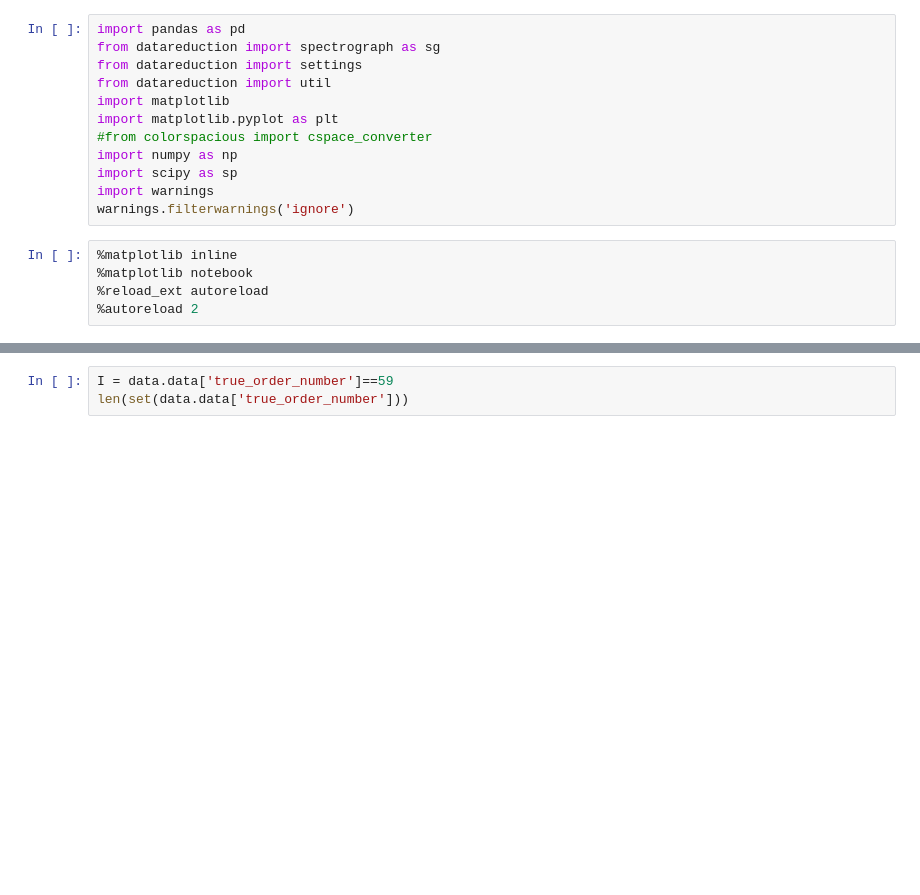
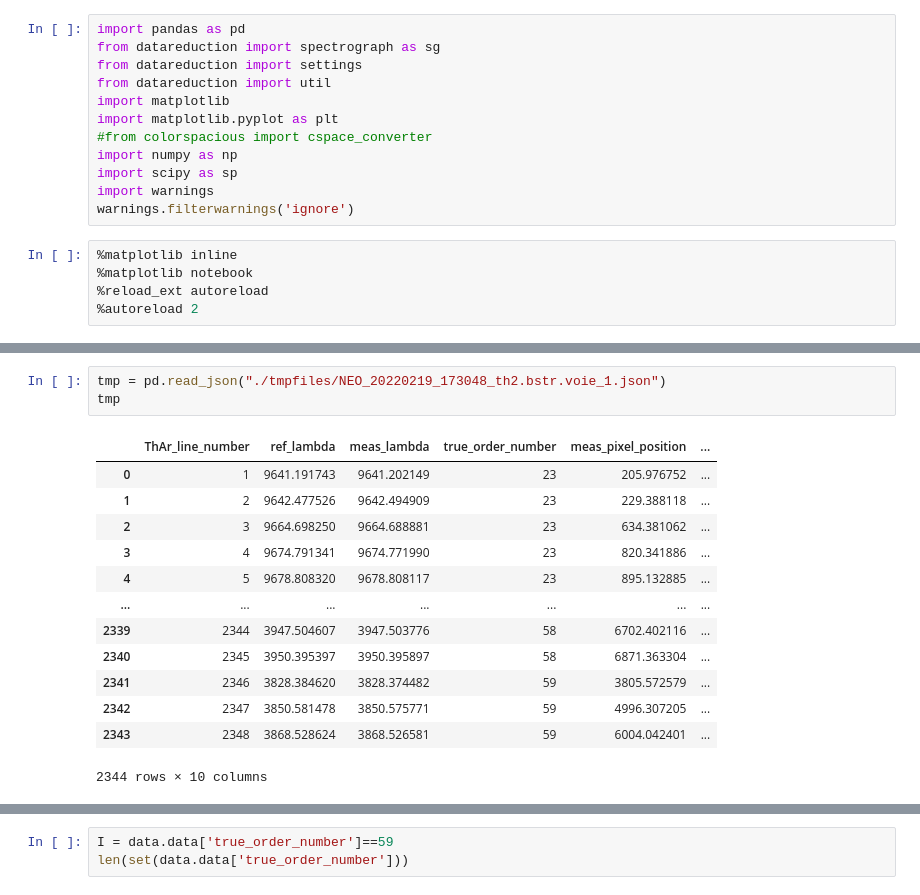
Before and after one commit to mhols/vega2021, a Jupyter notebook: thar/fitwave.ipynb, the cells around one changed output, grey strips where cells are left out. Saved outputs shown, nothing was run; the diff lists cells and outputs as text; blank space fills up the shorter version.

```diff
--- a/thar/fitwave.ipynb
+++ b/thar/fitwave.ipynb
@@ -30,0 +38,17 @@ data.sigma_clipping()
+# %%
+tmp = pd.read_json("./tmpfiles/NEO_20220219_173048_th2.bstr.voie_1.json")
+tmp
+# %% [output]
+|  | ThAr_line_number | ref_lambda | meas_lambda | true_order_number | meas_pixel_position | ... |
+| 0 | 1 | 9641.191743 | 9641.202149 | 23 | 205.976752 | ... |
+| 1 | 2 | 9642.477526 | 9642.494909 | 23 | 229.388118 | ... |
+| 2 | 3 | 9664.698250 | 9664.688881 | 23 | 634.381062 | ... |
+| 3 | 4 | 9674.791341 | 9674.771990 | 23 | 820.341886 | ... |
+| 4 | 5 | 9678.808320 | 9678.808117 | 23 | 895.132885 | ... |
+| ... | ... | ... | ... | ... | ... | ... |
+| 2339 | 2344 | 3947.504607 | 3947.503776 | 58 | 6702.402116 | ... |
+| 2340 | 2345 | 3950.395397 | 3950.395897 | 58 | 6871.363304 | ... |
+| 2341 | 2346 | 3828.384620 | 3828.374482 | 59 | 3805.572579 | ... |
+| 2342 | 2347 | 3850.581478 | 3850.575771 | 59 | 4996.307205 | ... |
+| 2343 | 2348 | 3868.528624 | 3868.526581 | 59 | 6004.042401 | ... |
+2344 rows × 10 columns
```
Also changed, not shown: parts of 5 cells of this notebook, 2 other files.
